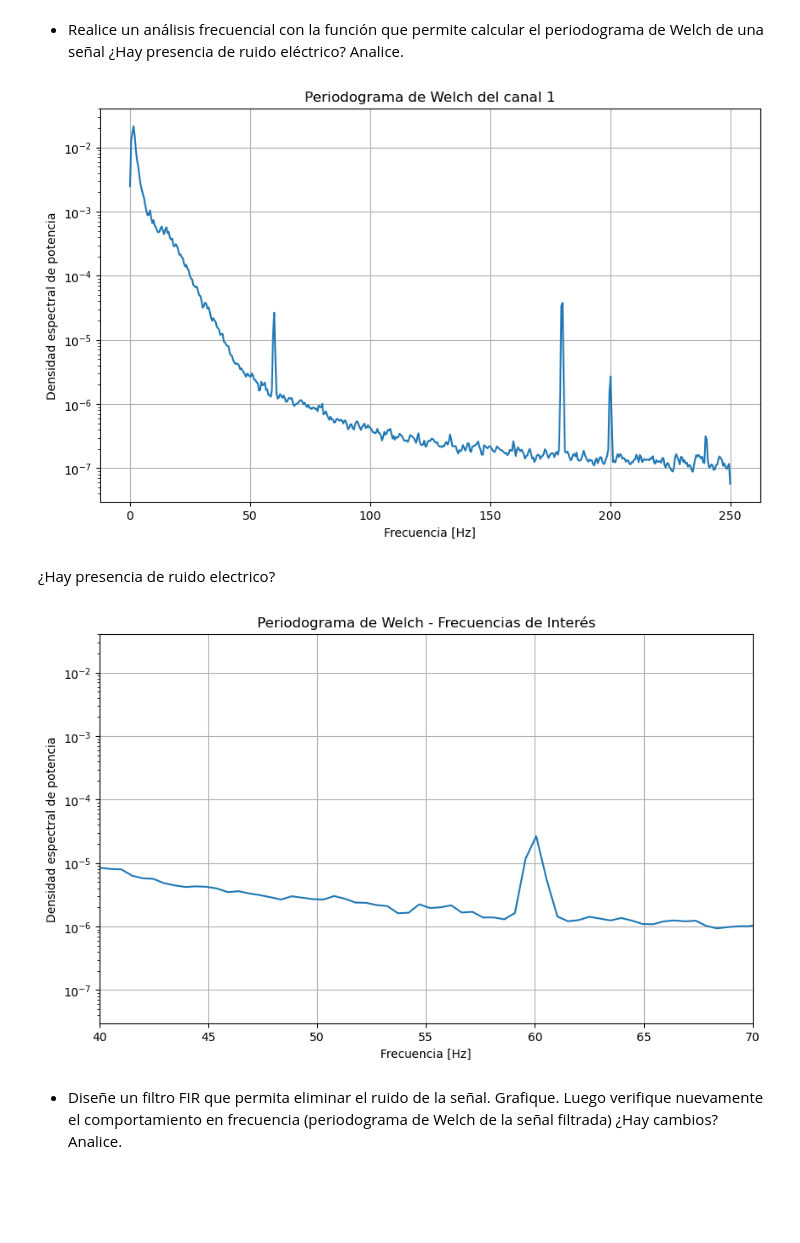
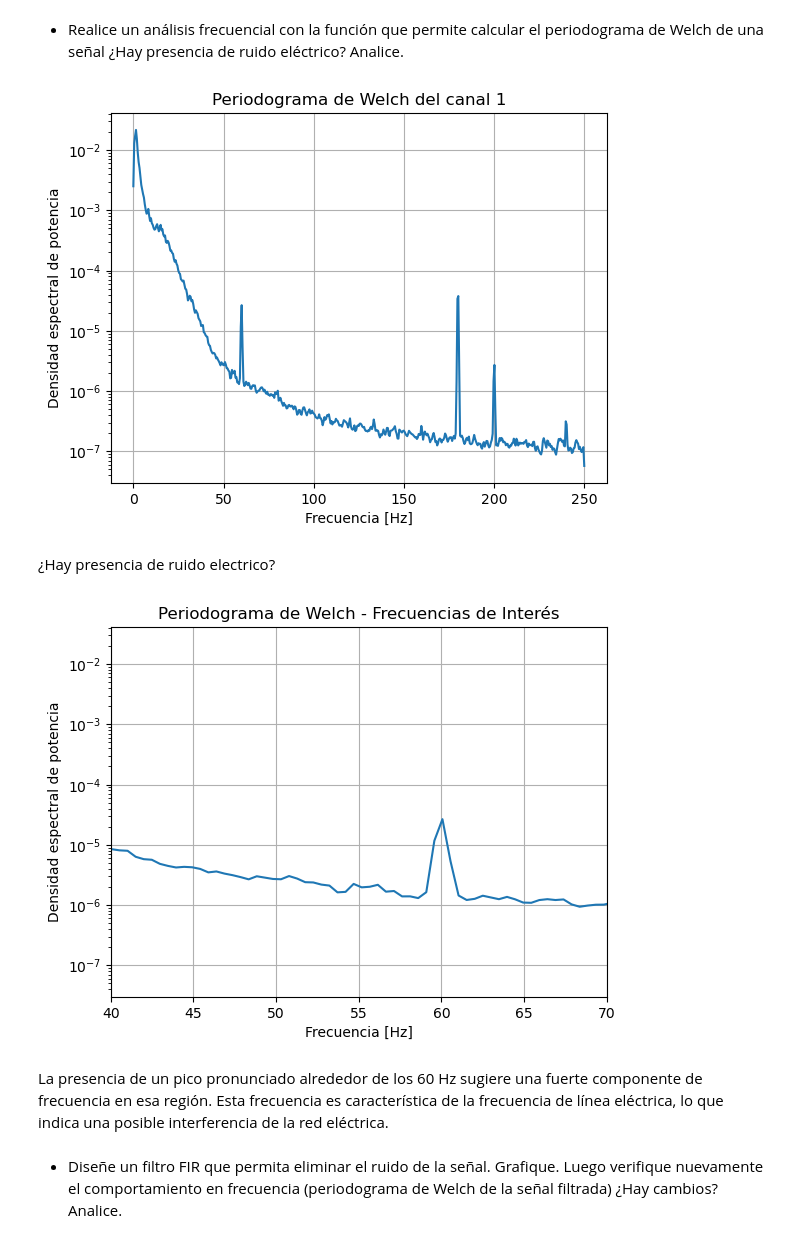
Before and after one commit to LuEnciso21/BIOSENALES24II, a Jupyter notebook: Practica6/P6_FILTROS_LUISAENCISO_JADERCHINGAL.ipynb, the cells around one changed output. Cells and saved outputs as stored; diff of their text form; code cells hidden in the pictures; blank space fills up the shorter version.

```diff
--- a/Practica6/P6_FILTROS_LUISAENCISO_JADERCHINGAL.ipynb
+++ b/Practica6/P6_FILTROS_LUISAENCISO_JADERCHINGAL.ipynb
@@ -538,26 +491,24 @@ periodograma de Welch de una señal ¿Hay presencia de ruido eléctrico? Analice
 # %%
 from scipy.signal import welch, firwin, filtfilt
 nperseg = 1024 # Ancho de la ventana, nperseg no debe ser mayor que la longitud de la señal
 noverlap = int(nperseg / 2)  # Solapamiento de las ventanas del 50%
 ventana = np.hanning(nperseg)  # Ventana Hanning
 # Calcular el periodograma de Welch
 f, power = welch(canal1, fs, window=ventana, nperseg=nperseg, noverlap=noverlap)
 
 # Graficar el periodograma
-plt.figure(figsize=(10, 6))
 plt.semilogy(f, power)
 plt.xlabel('Frecuencia [Hz]')
 plt.ylabel('Densidad espectral de potencia')
 plt.title('Periodograma de Welch del canal 1')
 plt.grid(True)
 plt.show()
 # %% [output]
-[figure, old version]
+[figure, new version]
 # %% [markdown]
 ¿Hay presencia de ruido electrico?
 # %%
 # Graficar el periodograma
-plt.figure(figsize=(10, 6))
 plt.semilogy(f, power)
 plt.xlim(40,70)
 plt.xlabel('Frecuencia [Hz]')
@@ -566,7 +517,9 @@ plt.title('Periodograma de Welch - Frecuencias de Interés')
 plt.grid(True)
 plt.show()
 # %% [output]
-[figure, old version]
+[figure, new version]
+# %% [markdown]
+La presencia de un pico pronunciado alrededor de los 60 Hz sugiere una fuerte componente de frecuencia en esa región. Esta frecuencia es característica de la frecuencia de línea eléctrica, lo que indica una posible interferencia de la red eléctrica.
 # %% [markdown]
 * Diseñe un filtro FIR que permita eliminar el ruido de la señal. Grafique. Luego
 verifique nuevamente el comportamiento en frecuencia (periodograma de Welch de la señal filtrada) ¿Hay cambios? Analice.
```
Also changed, not shown: parts of 31 cells of this notebook.
